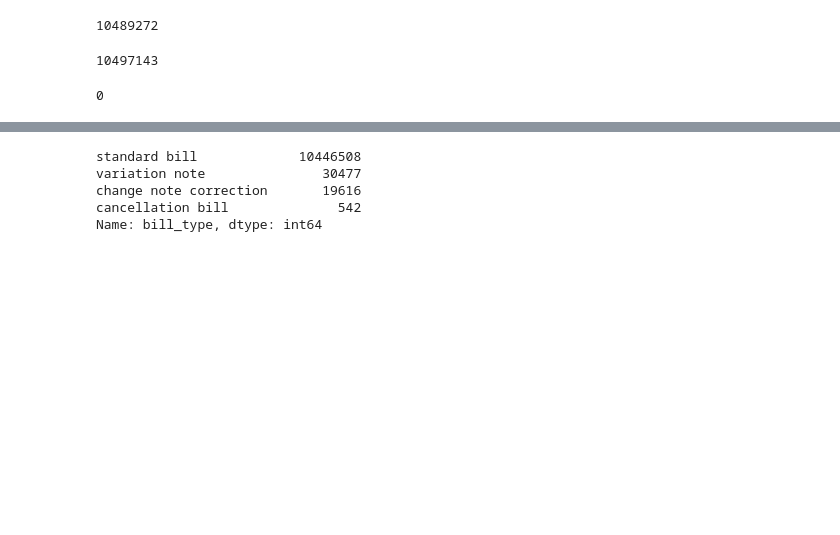
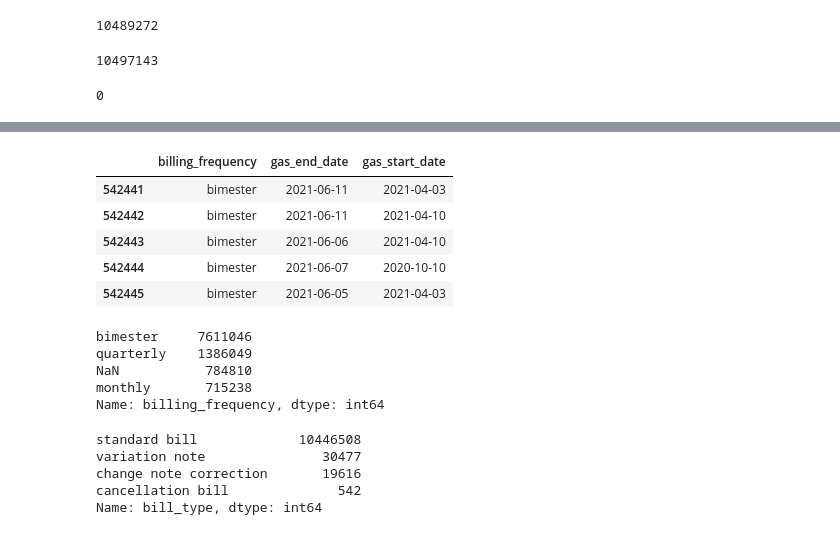
Before and after one commit to Il-Pela/BDMG-Project, a Jupyter notebook: Pelacani.ipynb, the cells around one changed output, grey strips where cells are left out. Drawn from its saved outputs; the diff is of its cells as text; code cells hidden in the pictures; blank space fills up the shorter version.

```diff
--- a/Pelacani.ipynb
+++ b/Pelacani.ipynb
@@ -948,3 +1034,20 @@ Dask Name: rename, 570 tasks
+# %%
+base[['billing_frequency', 'gas_end_date', 'gas_start_date']].tail()
+# %% [output]
+|  | billing_frequency | gas_end_date | gas_start_date |
+| 542441 | bimester | 2021-06-11 | 2021-04-03 |
+| 542442 | bimester | 2021-06-11 | 2021-04-10 |
+| 542443 | bimester | 2021-06-06 | 2021-04-10 |
+| 542444 | bimester | 2021-06-07 | 2020-10-10 |
+| 542445 | bimester | 2021-06-05 | 2021-04-03 |
+# %%
+base['billing_frequency'].value_counts(dropna=False).compute()
+# %% [output]
+bimester     7611046
+quarterly    1386049
+NaN           784810
+monthly       715238
+Name: billing_frequency, dtype: int64
 # %%
 base['tv'].head()
 # %%
```
Also changed, not shown: parts of 16 cells of this notebook.
